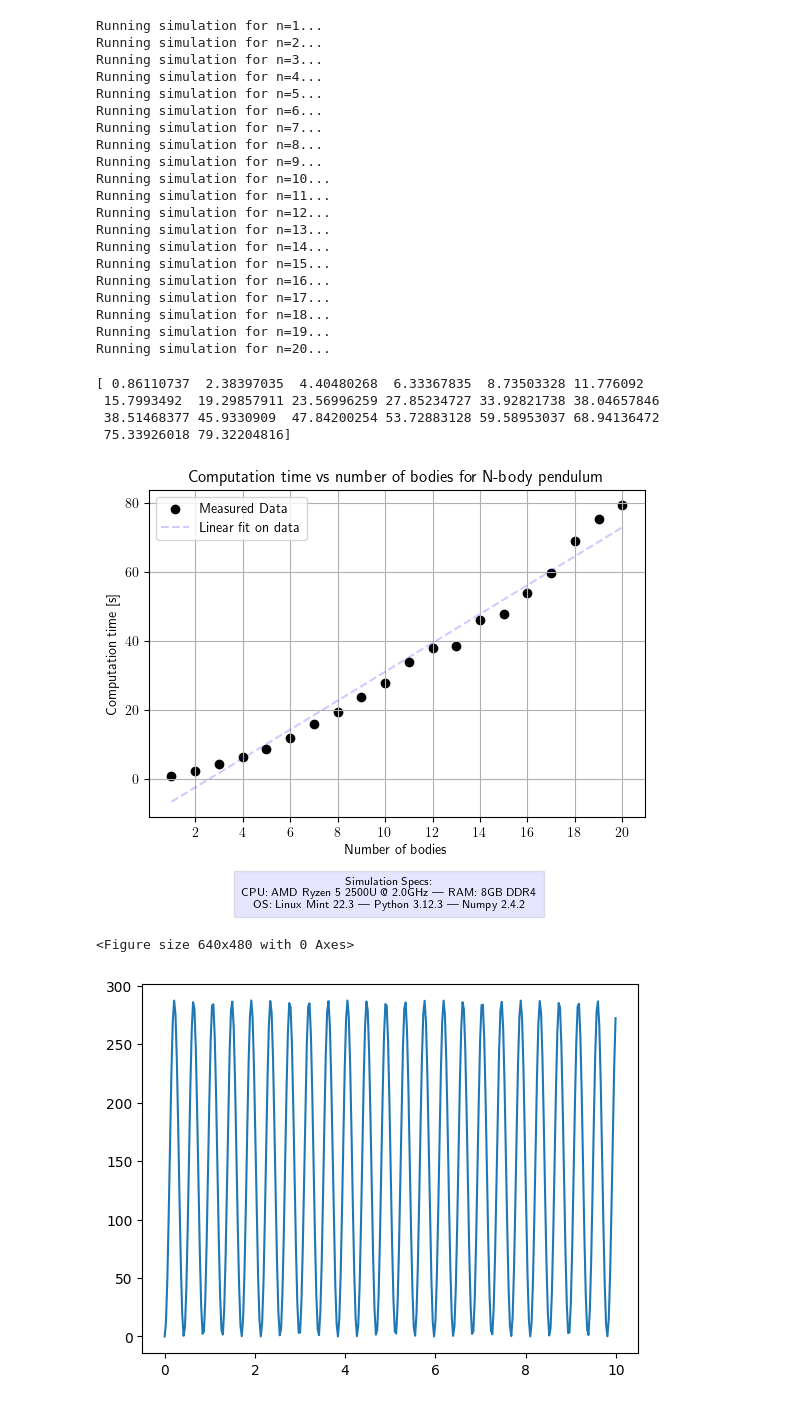
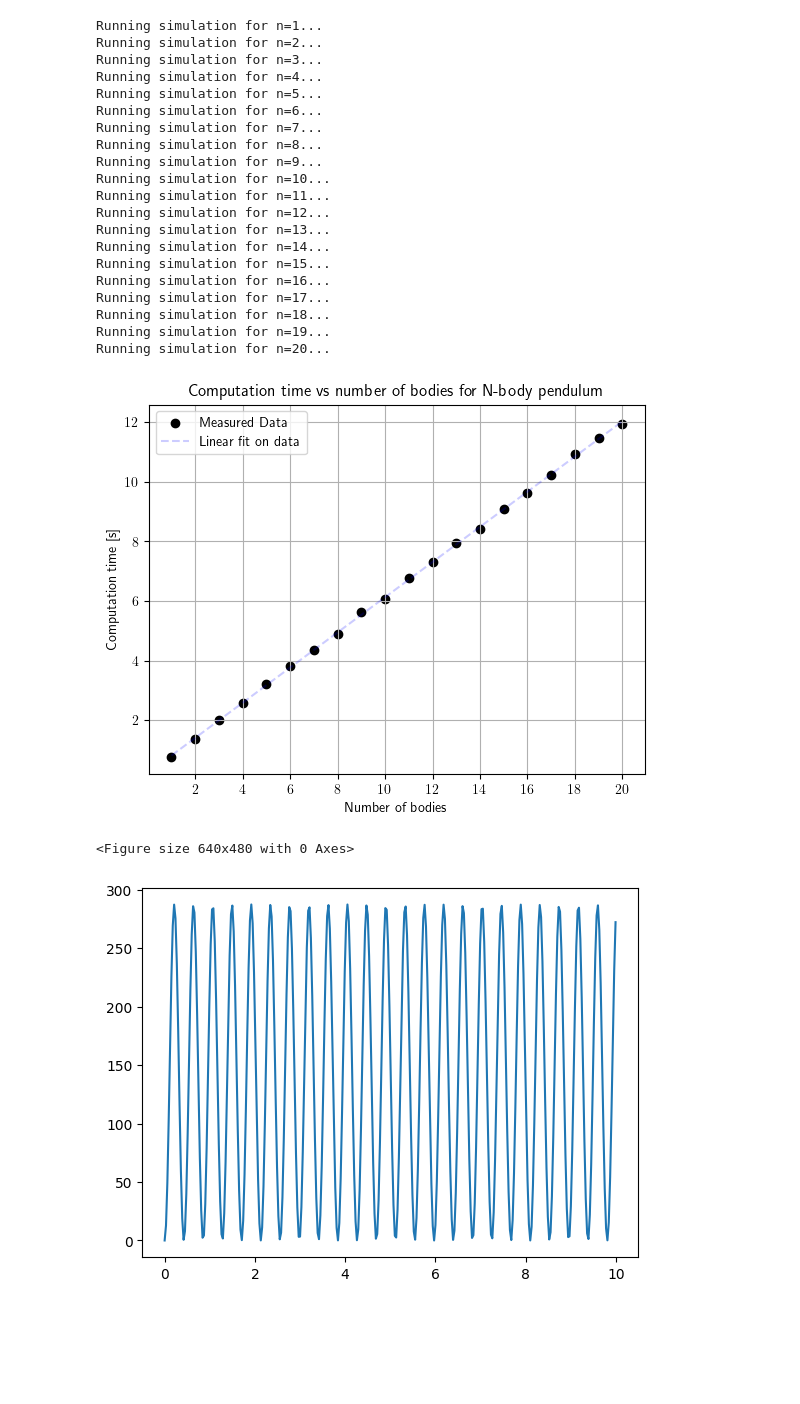
Before and after one commit to jenemene/Bachelor, a Jupyter notebook: JensTestMappe/Optimering af N-body og validering/order_n_tester.ipynb, the cells around one changed output. Saved outputs shown, nothing was run; the diff lists cells and outputs as text; code cells hidden in the pictures; blank space fills up the shorter version.

Commit message:
nye O(n) plot

```diff
--- a/JensTestMappe/Optimering af N-body og validering/order_n_tester.ipynb
+++ b/JensTestMappe/Optimering af N-body og validering/order_n_tester.ipynb
@@ -24,7 +24,7 @@ def N_body_pendulum(n):
     #initial config
     state0 = initial_config(n)
 
-    def odefun(t, state, n, link,RBT):
+    def odefun(t, state, n, link):
         #solve_ivp passes state as np.array. It is unpacked, and then passed to ATBI as a a list of form state = [theta,beta].
 
         #unpacking state
@@ -182,7 +182,7 @@ def N_body_pendulum(n):
     # return result
 
     tspan = np.arange(0, 30,0.03)
-    result = SOA.RK4_int(odefun,state0,tspan,n,link,RBT)
+    result = SOA.RK4_int(odefun,state0,tspan,n,link)
 
     return result,tspan
 
@@ -240,42 +240,38 @@ Running simulation for n=20...
 #storing times from simulation above manually so i dont have to rerun
 
 plt.rcParams['text.usetex'] = True
 
 #fitting linear line
 slope, intercept = np.polyfit(ns, times, 1)
 fit_line = slope * ns + intercept
 
 
 plt.scatter(ns,times,color="black",label="Measured Data")
 plt.plot(ns,fit_line,"b--",alpha=0.2,label="Linear fit on data")
 plt.grid()
 plt.xlabel("Number of bodies")
 plt.ylabel("Computation time [s]")
 plt.title("Computation time vs number of bodies for N-body pendulum")
 plt.legend()
 plt.xticks(ns[1::2])
 specs_text = (
     "Simulation Specs:\n"
     "CPU: AMD Ryzen 5 2500U @ 2.0GHz | RAM: 8GB DDR4\n"
     "OS: Linux Mint 22.3 | Python 3.12.3 | Numpy 2.4.2"
 )
 
-plt.figtext(0.5, 0.01, specs_text, ha="center", fontsize=8,
-            bbox={"facecolor":"blue", "alpha":0.1, "pad":5})
+#plt.figtext(0.5, 0.01, specs_text, ha="center", fontsize=8,
+            #bbox={"facecolor":"blue", "alpha":0.1, "pad":5})
 
-plt.subplots_adjust(bottom=0.2)
+#plt.subplots_adjust(bottom=0.2)
 
 
 plt.show()
 
 plt.savefig("non_scipy_n_body.pdf", format="pdf")
 # %% [output]
+[figure, new version]
-[ 0.86110737  2.38397035  4.40480268  6.33367835  8.73503328 11.776092
- 15.7993492  19.29857911 23.56996259 27.85234727 33.92821738 38.04657846
- 38.51468377 45.9330909  47.84200254 53.72883128 59.58953037 68.94136472
- 75.33926018 79.32204816]
+<Figure size 640x480 with 0 Axes>
-[figure, old version]
-<Figure size 640x480 with 0 Axes>
 # %%
 #setting up link
 n = 1
```
Also changed, not shown: parts of 1 cell of this notebook, 2 other files.
